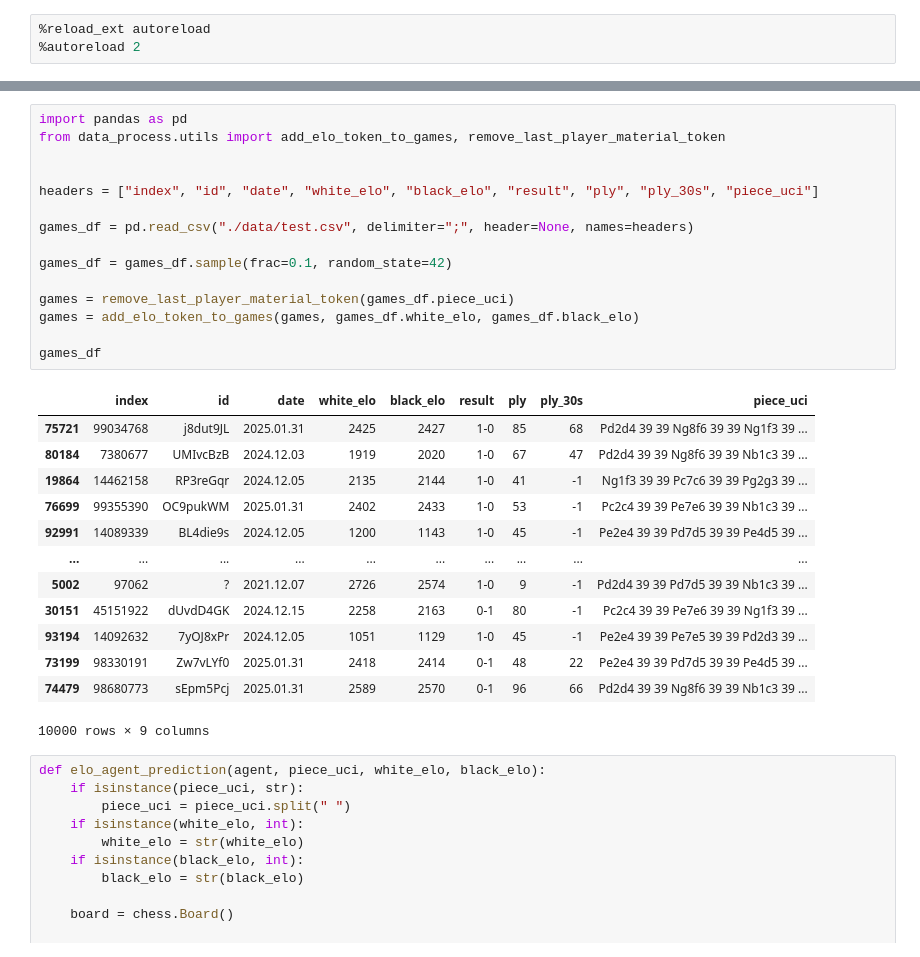
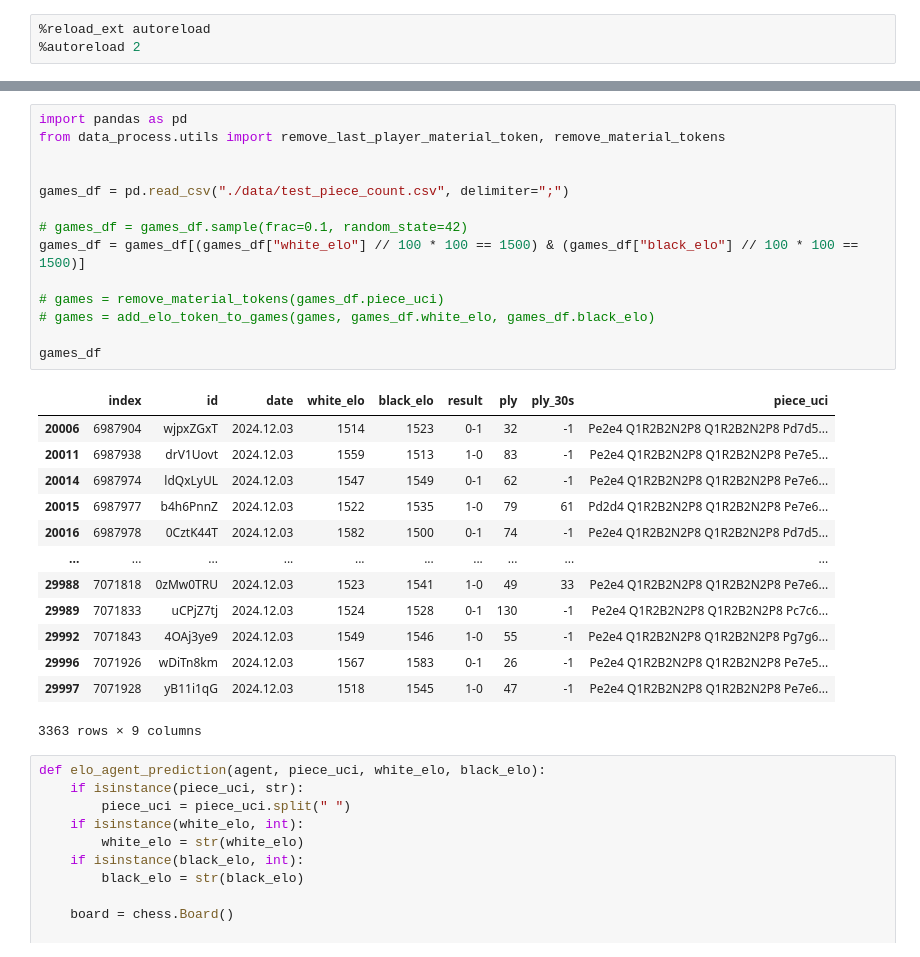
Before and after one commit to Kamil2601/nanoGPT-chess, a Jupyter notebook: elo_agent_test.ipynb, the cells around one changed output, grey strips where cells are left out. Drawn from its saved outputs; the diff is of its cells as text.

Commit message:
Agent with piece count model, plot experiments

```diff
--- a/elo_agent_test.ipynb
+++ b/elo_agent_test.ipynb
@@ -156,32 +41,31 @@ Board('rn1qkbnr/ppp2p1p/3p2p1/4p3/2B1P1b1/2N2N2/PPPP1PPP/R1BQK2R w KQkq - 0 5')
 # %%
 import pandas as pd
-from data_process.utils import add_elo_token_to_games, remove_last_player_material_token
+from data_process.utils import remove_last_player_material_token, remove_material_tokens
 
 
-headers = ["index", "id", "date", "white_elo", "black_elo", "result", "ply", "ply_30s", "piece_uci"]
+games_df = pd.read_csv("./data/test_piece_count.csv", delimiter=";")
 
-games_df = pd.read_csv("./data/test.csv", delimiter=";", header=None, names=headers)
+# games_df = games_df.sample(frac=0.1, random_state=42)
+games_df = games_df[(games_df["white_elo"] // 100 * 100 == 1500) & (games_df["black_elo"] // 100 * 100 == 1500)]
 
-games_df = games_df.sample(frac=0.1, random_state=42)
-
-games = remove_last_player_material_token(games_df.piece_uci)
-games = add_elo_token_to_games(games, games_df.white_elo, games_df.black_elo)
+# games = remove_material_tokens(games_df.piece_uci)
+# games = add_elo_token_to_games(games, games_df.white_elo, games_df.black_elo)
 
 games_df
 # %% [output]
 |  | index | id | date | white_elo | black_elo | result | ply | ply_30s | piece_uci |
-| 75721 | 99034768 | j8dut9JL | 2025.01.31 | 2425 | 2427 | 1-0 | 85 | 68 | Pd2d4 39 39 Ng8f6 39 39 Ng1f3 39 ... |
-| 80184 | 7380677 | UMIvcBzB | 2024.12.03 | 1919 | 2020 | 1-0 | 67 | 47 | Pd2d4 39 39 Ng8f6 39 39 Nb1c3 39 ... |
-| 19864 | 14462158 | RP3reGqr | 2024.12.05 | 2135 | 2144 | 1-0 | 41 | -1 | Ng1f3 39 39 Pc7c6 39 39 Pg2g3 39 ... |
-| 76699 | 99355390 | OC9pukWM | 2025.01.31 | 2402 | 2433 | 1-0 | 53 | -1 | Pc2c4 39 39 Pe7e6 39 39 Nb1c3 39 ... |
-| 92991 | 14089339 | BL4die9s | 2024.12.05 | 1200 | 1143 | 1-0 | 45 | -1 | Pe2e4 39 39 Pd7d5 39 39 Pe4d5 39 ... |
+| 20006 | 6987904 | wjpxZGxT | 2024.12.03 | 1514 | 1523 | 0-1 | 32 | -1 | Pe2e4 Q1R2B2N2P8 Q1R2B2N2P8 Pd7d5... |
+| 20011 | 6987938 | drV1Uovt | 2024.12.03 | 1559 | 1513 | 1-0 | 83 | -1 | Pe2e4 Q1R2B2N2P8 Q1R2B2N2P8 Pe7e5... |
+| 20014 | 6987974 | ldQxLyUL | 2024.12.03 | 1547 | 1549 | 0-1 | 62 | -1 | Pe2e4 Q1R2B2N2P8 Q1R2B2N2P8 Pe7e6... |
+| 20015 | 6987977 | b4h6PnnZ | 2024.12.03 | 1522 | 1535 | 1-0 | 79 | 61 | Pd2d4 Q1R2B2N2P8 Q1R2B2N2P8 Pe7e6... |
+| 20016 | 6987978 | 0CztK44T | 2024.12.03 | 1582 | 1500 | 0-1 | 74 | -1 | Pe2e4 Q1R2B2N2P8 Q1R2B2N2P8 Pd7d5... |
 | ... | ... | ... | ... | ... | ... | ... | ... | ... | ... |
-| 5002 | 97062 | ? | 2021.12.07 | 2726 | 2574 | 1-0 | 9 | -1 | Pd2d4 39 39 Pd7d5 39 39 Nb1c3 39 ... |
-| 30151 | 45151922 | dUvdD4GK | 2024.12.15 | 2258 | 2163 | 0-1 | 80 | -1 | Pc2c4 39 39 Pe7e6 39 39 Ng1f3 39 ... |
-| 93194 | 14092632 | 7yOJ8xPr | 2024.12.05 | 1051 | 1129 | 1-0 | 45 | -1 | Pe2e4 39 39 Pe7e5 39 39 Pd2d3 39 ... |
-| 73199 | 98330191 | Zw7vLYf0 | 2025.01.31 | 2418 | 2414 | 0-1 | 48 | 22 | Pe2e4 39 39 Pd7d5 39 39 Pe4d5 39 ... |
-| 74479 | 98680773 | sEpm5Pcj | 2025.01.31 | 2589 | 2570 | 0-1 | 96 | 66 | Pd2d4 39 39 Ng8f6 39 39 Nb1c3 39 ... |
+| 29988 | 7071818 | 0zMw0TRU | 2024.12.03 | 1523 | 1541 | 1-0 | 49 | 33 | Pe2e4 Q1R2B2N2P8 Q1R2B2N2P8 Pe7e6... |
+| 29989 | 7071833 | uCPjZ7tj | 2024.12.03 | 1524 | 1528 | 0-1 | 130 | -1 | Pe2e4 Q1R2B2N2P8 Q1R2B2N2P8 Pc7c6... |
+| 29992 | 7071843 | 4OAj3ye9 | 2024.12.03 | 1549 | 1546 | 1-0 | 55 | -1 | Pe2e4 Q1R2B2N2P8 Q1R2B2N2P8 Pg7g6... |
+| 29996 | 7071926 | wDiTn8km | 2024.12.03 | 1567 | 1583 | 0-1 | 26 | -1 | Pe2e4 Q1R2B2N2P8 Q1R2B2N2P8 Pe7e5... |
+| 29997 | 7071928 | yB11i1qG | 2024.12.03 | 1518 | 1545 | 1-0 | 47 | -1 | Pe2e4 Q1R2B2N2P8 Q1R2B2N2P8 Pe7e6... |
-10000 rows × 9 columns
+3363 rows × 9 columns
 # %%
 def elo_agent_prediction(agent, piece_uci, white_elo, black_elo):
     if isinstance(piece_uci, str):
```
Also changed, not shown: parts of 11 cells of this notebook, 10 other files.
